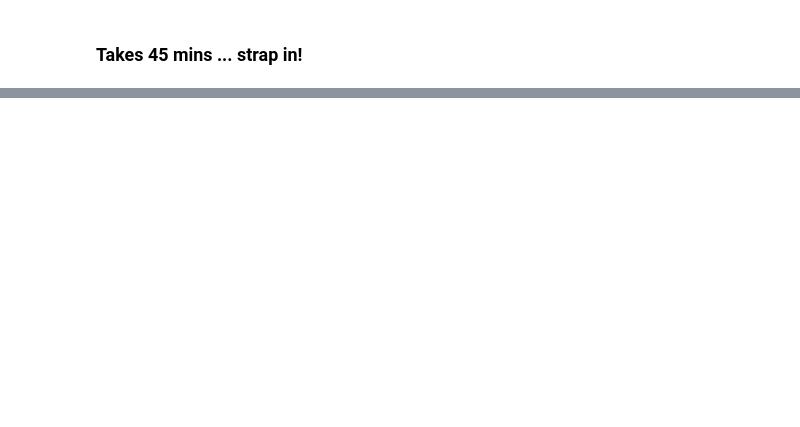
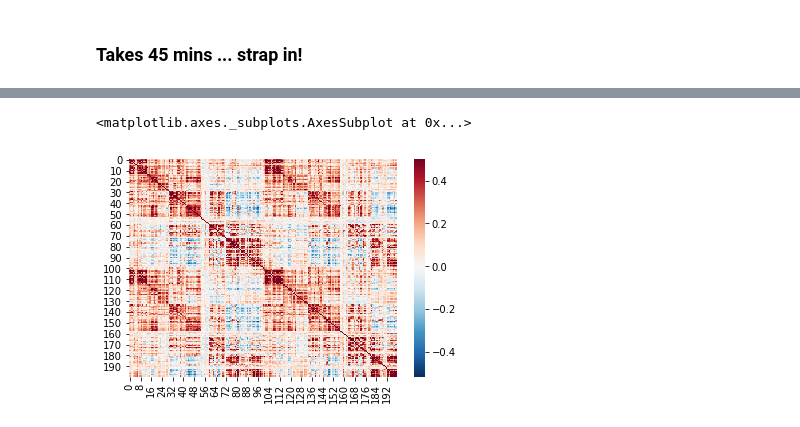
Before and after one commit to Shreyder93/whobpyt, a Jupyter notebook: scratch/WhoBPyT_isolated_Ntwx_all_subs.ipynb, the cells around one changed output, grey strips where cells are left out. Drawn from its saved outputs; the diff is of its cells as text; code cells hidden in the pictures; blank space fills up the shorter version.

Commit message:
inner ntwx conn 7 ntwx - 14/07/2023

```diff
--- a/scratch/WhoBPyT_isolated_Ntwx_all_subs.ipynb
+++ b/scratch/WhoBPyT_isolated_Ntwx_all_subs.ipynb
@@ -89,3 +89,19 @@ sub_list = common_numbers.copy()
 sub_list.sort()
 
 sub_list = sub_list[0:200]
+# %%
+pconn_path = '/external/rprshnas01/netdata_kcni/jglab/MemberSpaces/Data/Shrey/Shrey_SS_parcellated_Func_Conns_II/'
+# %%
+def emp_fc(sub_id):
+    pconn1LR = pconn_path + '{0}_rfMRI_REST1_RL_Schaefer200_cifti_parcellated.ptseries.nii'.format(sub_id)
+    pconn_img1LR = nib.load(pconn1LR)
+    pconn_dat1LR = pconn_img1LR.get_data()
+    pconn_dat1LR = pconn_dat1LR/1
+    return pconn_dat1LR
+# %%
+%%time
+
+all_subs_emp_fc = []
+for i in range(len(sub_list)):
+    ss_emp_fc = emp_fc(sub_list[i])
+    all_subs_emp_fc.append(ss_emp_fc)
@@ -91,0 +111,5 @@ sub_list = sub_list[0:200]
+# %%
+%%time
+all_subs_emp_fc_mat = []
+for i in range(200):
+    all_subs_emp_fc_mat.append(np.corrcoef(all_subs_emp_fc[i].T))
@@ -174,0 +208,5 @@ Wall time: 42min 27s
+# %%
+sns.heatmap(all_subs_emp_fc_mat[4], cmap='RdBu_r',center=0,vmax=0.5)
+# %% [output]
+<matplotlib.axes._subplots.AxesSubplot at 0x...>
+[figure, added]
```
Also changed, not shown: parts of 48 cells of this notebook.
